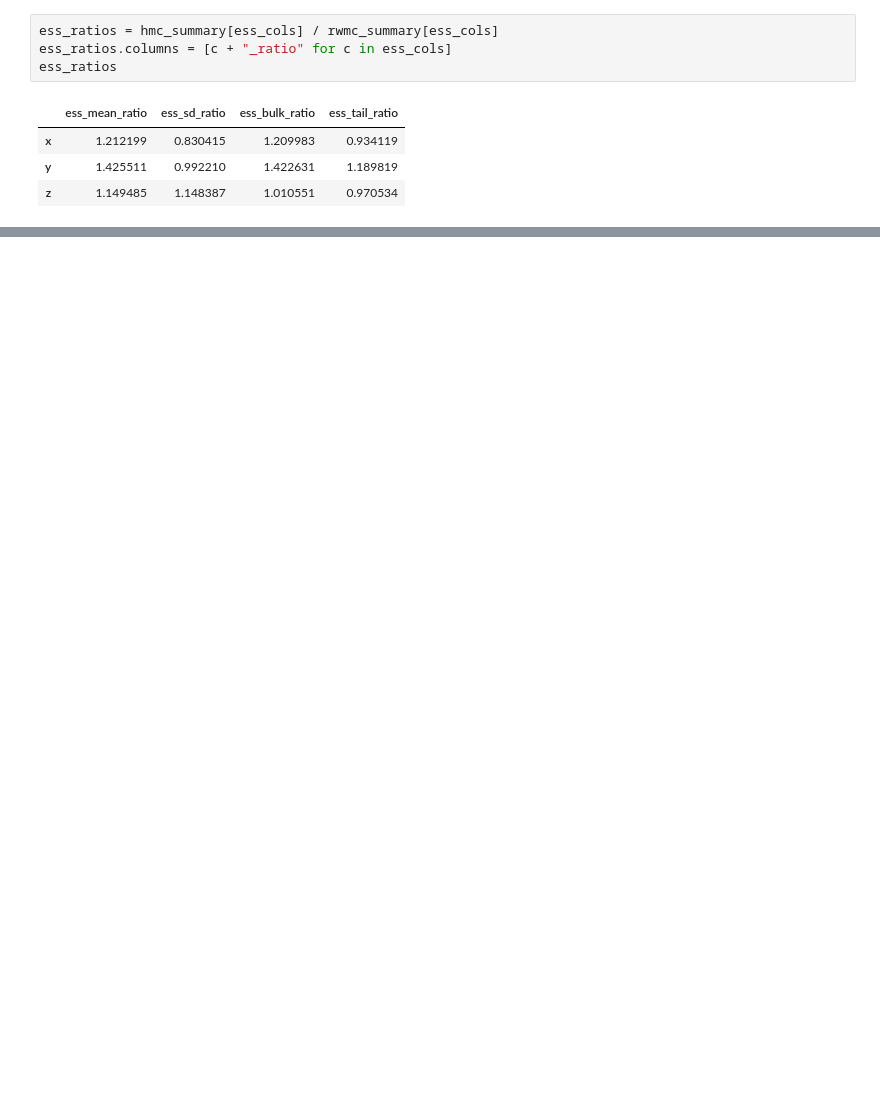
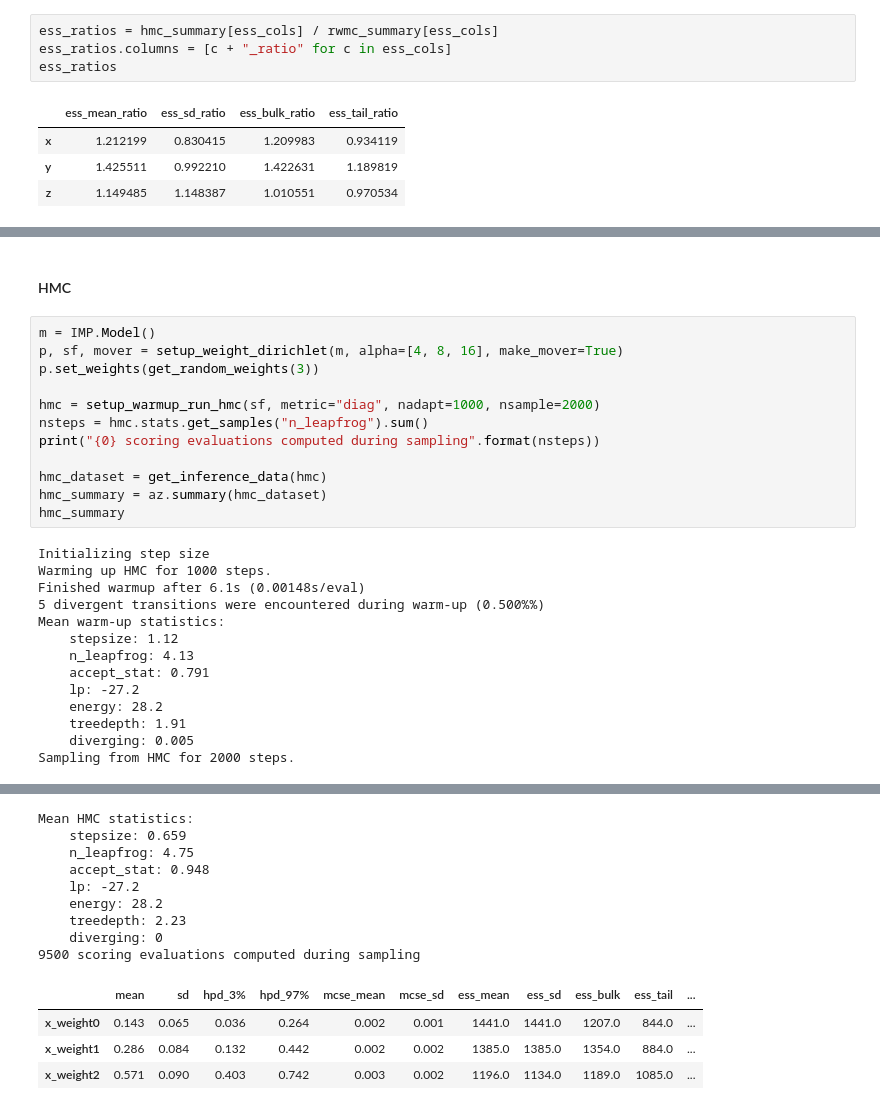
Before and after one commit to salilab/hmc, a Jupyter notebook: examples/notebooks/basic_usage.ipynb, the cells around one changed output, grey strips where cells are left out. Saved outputs shown, nothing was run; the diff lists cells and outputs as text; blank space fills up the shorter version.

```diff
--- a/examples/notebooks/basic_usage.ipynb
+++ b/examples/notebooks/basic_usage.ipynb
@@ -824,0 +882,28 @@ ess_ratios
+# %% [markdown]
+#### HMC
+# %%
+m = IMP.Model()
+p, sf, mover = setup_weight_dirichlet(m, alpha=[4, 8, 16], make_mover=True)
+p.set_weights(get_random_weights(3))
+
+hmc = setup_warmup_run_hmc(sf, metric="diag", nadapt=1000, nsample=2000)
+nsteps = hmc.stats.get_samples("n_leapfrog").sum()
+print("{0} scoring evaluations computed during sampling".format(nsteps))
+
+hmc_dataset = get_inference_data(hmc)
+hmc_summary = az.summary(hmc_dataset)
+hmc_summary
+# %% [output]
+Initializing step size
+Warming up HMC for 1000 steps.
+Finished warmup after 6.1s (0.00148s/eval)
+5 divergent transitions were encountered during warm-up (0.500%%)
+Mean warm-up statistics:
+    stepsize: 1.12
+    n_leapfrog: 4.13
+    accept_stat: 0.791
+    lp: -27.2
+    energy: 28.2
+    treedepth: 1.91
+    diverging: 0.005
+Sampling from HMC for 2000 steps.
@@ -824,0 +913,13 @@ ess_ratios
+Mean HMC statistics:
+    stepsize: 0.659
+    n_leapfrog: 4.75
+    accept_stat: 0.948
+    lp: -27.2
+    energy: 28.2
+    treedepth: 2.23
+    diverging: 0
+9500 scoring evaluations computed during sampling
+|  | mean | sd | hpd_3% | hpd_97% | mcse_mean | mcse_sd | ess_mean | ess_sd | ess_bulk | ess_tail | ... |
+| x_weight0 | 0.143 | 0.065 | 0.036 | 0.264 | 0.002 | 0.001 | 1441.0 | 1441.0 | 1207.0 | 844.0 | ... |
+| x_weight1 | 0.286 | 0.084 | 0.132 | 0.442 | 0.002 | 0.002 | 1385.0 | 1385.0 | 1354.0 | 884.0 | ... |
+| x_weight2 | 0.571 | 0.090 | 0.403 | 0.742 | 0.003 | 0.002 | 1196.0 | 1134.0 | 1189.0 | 1085.0 | ... |
```
Also changed, not shown: parts of 22 cells of this notebook, 1 other file.
